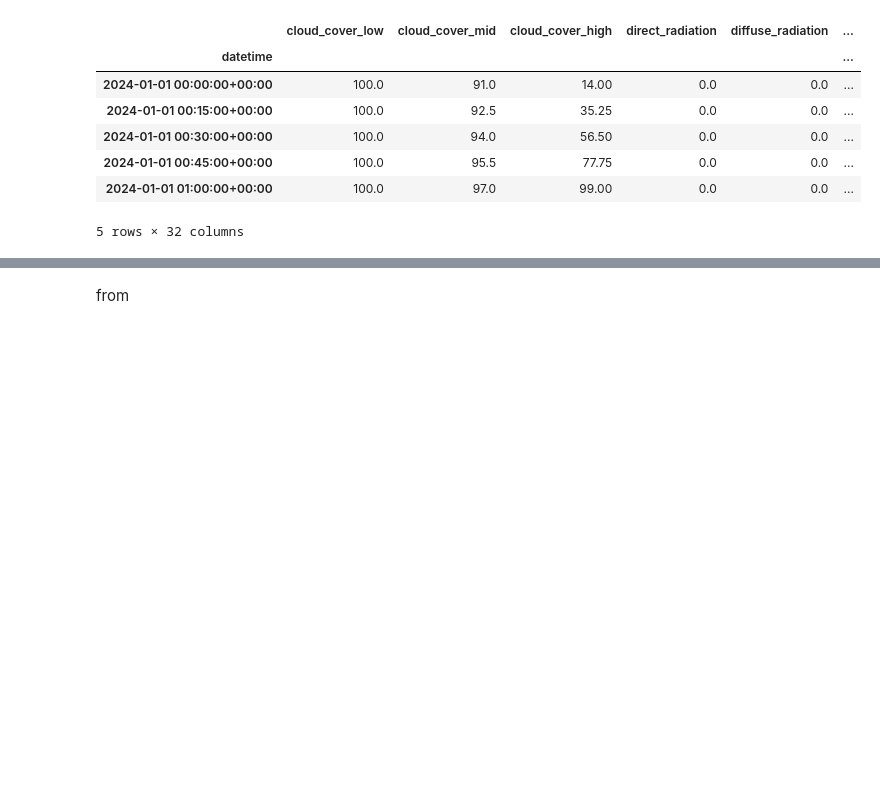
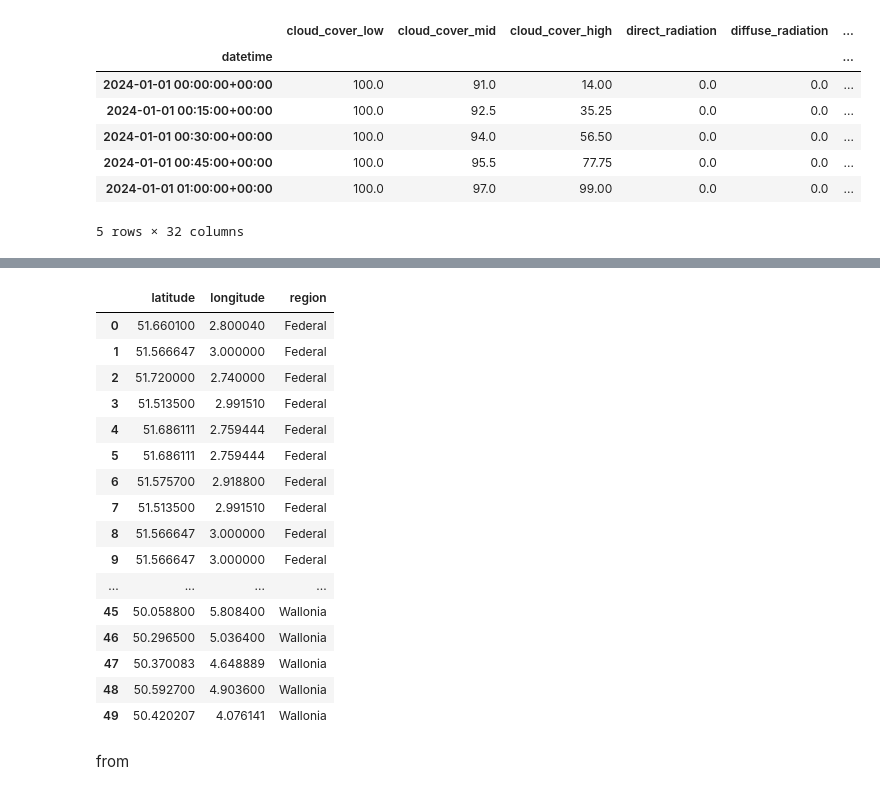
Before and after one commit to MatteoPerfetti/ETHachi-TSFM, a Jupyter notebook: inspect_data.ipynb, the cells around one changed output, grey strips where cells are left out. Cells and saved outputs as stored; diff of their text form; code cells hidden in the pictures; blank space fills up the shorter version.

```diff
--- a/inspect_data.ipynb
+++ b/inspect_data.ipynb
@@ -108,0 +98,21 @@ display(merge_df.head())
+# %%
+import config
+from src.http_client import HttpClient
+from src.datasource import generate_wind_weather_samples, load_wind_weather_statistics
+
+# 1) Sample points: Elia wind production share per region -> capacity-weighted wind farms
+with HttpClient(config.ELIA_SOURCES["wind"]["base_url"]) as elia:
+    points = generate_wind_weather_samples(elia)
+print(len(points))
+print(points["region"].value_counts())
+display(points.head())
+
+# 2) Open-Meteo fetch (chunked + cached) and statistical reduction -> data/wind-region/*.parquet
+src = config.OPENMETEO_SOURCES["weather"]
+with HttpClient(src["base_url"], timeout=120) as om:
+    wind_stats = load_wind_weather_statistics(
+        "wind_weather", om, points, src["hourly_wind"], config.DATA_START, config.DATA_END
+    )
+print(wind_stats.shape)
+display(wind_stats.head())
+wind_stats[["wind_speed_120m_mean", "wind_speed_120m_std"]].plot(figsize=(12, 3))
@@ -109,2 +138,22 @@ display(merge_df.head())
+# %%
+display(points)
+# %% [output]
+|  | latitude | longitude | region |
+| 0 | 51.660100 | 2.800040 | Federal |
+| 1 | 51.566647 | 3.000000 | Federal |
+| 2 | 51.720000 | 2.740000 | Federal |
+| 3 | 51.513500 | 2.991510 | Federal |
+| 4 | 51.686111 | 2.759444 | Federal |
+| 5 | 51.686111 | 2.759444 | Federal |
+| 6 | 51.575700 | 2.918800 | Federal |
+| 7 | 51.513500 | 2.991510 | Federal |
+| 8 | 51.566647 | 3.000000 | Federal |
+| 9 | 51.566647 | 3.000000 | Federal |
+| ... | ... | ... | ... |
+| 45 | 50.058800 | 5.808400 | Wallonia |
+| 46 | 50.296500 | 5.036400 | Wallonia |
+| 47 | 50.370083 | 4.648889 | Wallonia |
+| 48 | 50.592700 | 4.903600 | Wallonia |
+| 49 | 50.420207 | 4.076141 | Wallonia |
 # %% [markdown]
 from
```
Also changed, not shown: parts of 4 cells of this notebook, 1 other file.
